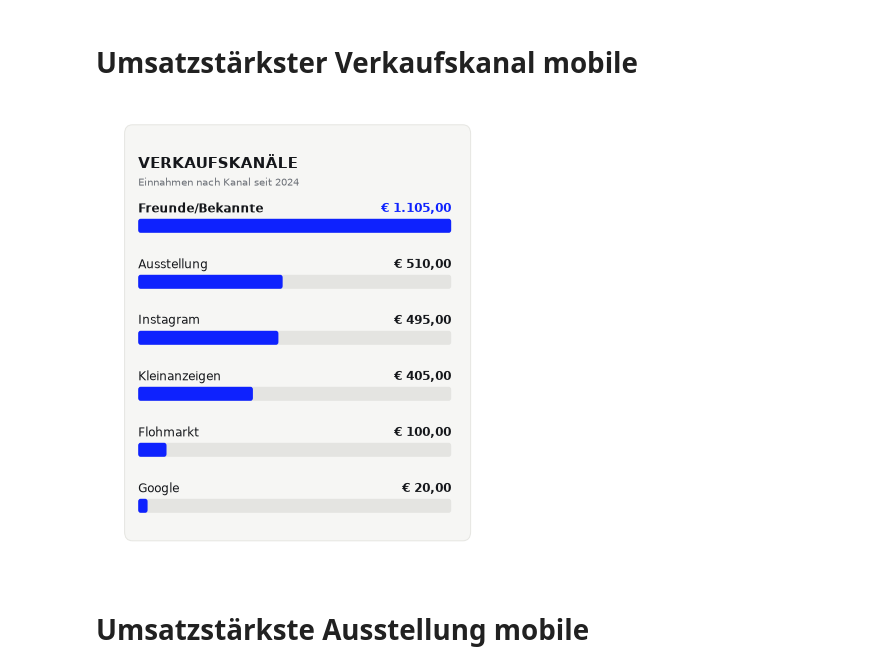
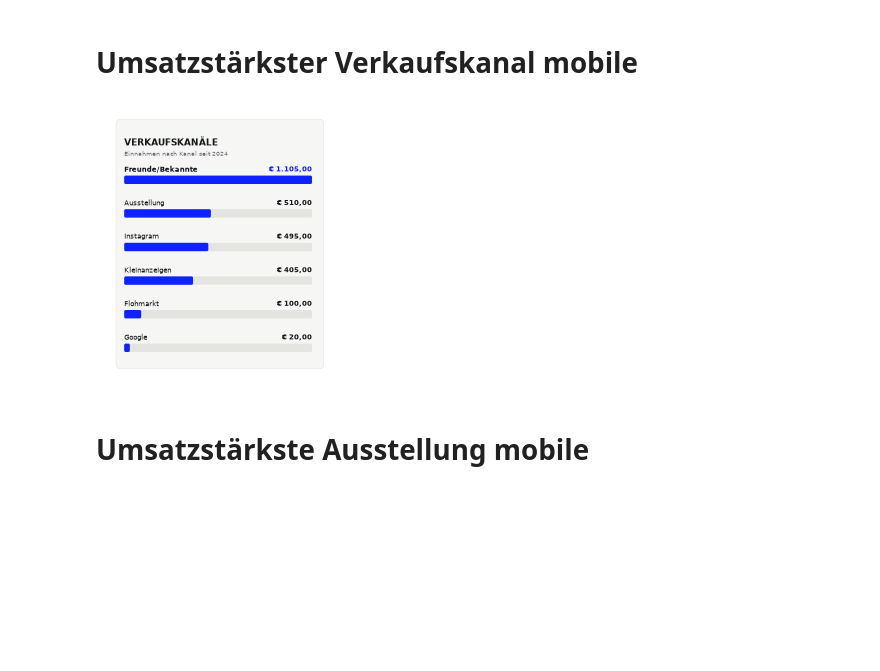
Before and after one commit to artstudio-mayer/Finanzen, a Jupyter notebook: Datenaufbereitung.ipynb, the cells around one changed output. Cells and saved outputs as stored; diff of their text form; code cells hidden in the pictures; blank space fills up the shorter version.

```diff
--- a/Datenaufbereitung.ipynb
+++ b/Datenaufbereitung.ipynb
@@ -578,6 +578,11 @@ save_html(
 # %% [markdown]
 # Umsatzstärkster Verkaufskanal mobile
 # %%
+import matplotlib.pyplot as plt
+from matplotlib.patches import FancyBboxPatch
+from matplotlib.backends.backend_svg import FigureCanvasSVG
+from io import StringIO
+
 # ---------- Farben (identisch zur "Jahresübersicht Mobile") ----------
 FARBE_TEXT     = "#15171B"
 FARBE_GRAU     = "#6B6F76"
@@ -588,8 +593,19 @@ FARBE_KEY_TEXT = "#0E22FE"
 FARBE_LINIE    = "#E4E4E1"
 FARBE_GOLD     = "#C89B3C"
 
+# ---------- Breite anpassen ----------
+# 1.0 = Originalgröße. 0.6 = 40% schmäler (das komplette Widget inkl.
+# Schrift, Abständen und Balken schrumpft proportional mit).
+SKALIERUNG = 0.6
+
+def fs(punkte):
+    """Schriftgröße mit der Skalierung multiplizieren."""
+    return punkte * SKALIERUNG
+
 def euro(x):
     return f"€ {x:,.2f}".replace(",", "X").replace(".", ",").replace("X", ".")
+
+# Finanzen_Tablepress muss bereits in deinem Notebook existieren
 
 # ---------- Daten (unverändert) ----------
 df = Finanzen_Tablepress.copy()
@@ -607,15 +623,17 @@ max_wert = max(werte)
 n = len(kanaele)
 
 # ---------- Layout-Berechnung in Punkt (unabhängig von der Bildhöhe) ----------
-ZEILE_H        = 56     # Höhe je Kanal-Zeile (Label + Balken)
-KOPF_H         = 44     # Platz für Titel im Kartenkopf
-KARTE_PAD      = 18     # Innenabstand oben/unten in der Karte
-SEITEN_RAND    = 15     # Platz oberhalb der Karte
+# Alle Punkt-Werte werden mit SKALIERUNG multipliziert, damit Abstände
+# und Zeilenhöhen im selben Verhältnis schrumpfen wie die Schrift.
+ZEILE_H        = 56 * SKALIERUNG   # Höhe je Kanal-Zeile (Label + Balken)
+KOPF_H         = 44 * SKALIERUNG   # Platz für Titel im Kartenkopf
+KARTE_PAD      = 18 * SKALIERUNG   # Innenabstand oben/unten in der Karte
+SEITEN_RAND    = 15 * SKALIERUNG   # Platz oberhalb der Karte
 
 karten_hoehe_pt = KOPF_H + n * ZEILE_H + 2 * KARTE_PAD
-gesamt_hoehe_pt = SEITEN_RAND + karten_hoehe_pt + 20
+gesamt_hoehe_pt = SEITEN_RAND + karten_hoehe_pt + 20 * SKALIERUNG
 
-FIG_W = 5.4
+FIG_W = 5.4 * SKALIERUNG           # 40% schmäler als das Original (5.4")
 FIG_H = gesamt_hoehe_pt / 72
 
 def pt(p):
@@ -636,57 +654,55 @@ y_karte = top - karten_hoehe
 ax.add_patch(FancyBboxPatch(
     (0.055, y_karte), 0.89, karten_hoehe,
     boxstyle="round,pad=0,rounding_size=0.02",
-    linewidth=1, edgecolor=FARBE_KARTE_R, facecolor=FARBE_KARTE
+    linewidth=1 * SKALIERUNG, edgecolor=FARBE_KARTE_R, facecolor=FARBE_KARTE
 ))
 
 # ---------- Kartenkopf ----------
-kopf_y = top - pt(KARTE_PAD) - pt(20)
-ax.text(0.09, kopf_y, "VERKAUFSKANÄLE", fontsize=15, fontweight="bold", color=FARBE_TEXT, va="center")
-ax.text(0.09, kopf_y - pt(20), "Einnahmen nach Kanal seit 2024", fontsize=10, color=FARBE_GRAU, va="center")
+kopf_y = top - pt(KARTE_PAD) - pt(20 * SKALIERUNG)
+ax.text(0.09, kopf_y, "VERKAUFSKANÄLE", fontsize=fs(15), fontweight="bold", color=FARBE_TEXT, va="center")
+ax.text(0.09, kopf_y - pt(20 * SKALIERUNG), "Einnahmen nach Kanal seit 2024", fontsize=fs(10), color=FARBE_GRAU, va="center")
 
 # ---------- Balken-Zeilen ----------
 BALKEN_X0 = 0.09
 BALKEN_X1 = 0.895
 BALKEN_BREITE_MAX = BALKEN_X1 - BALKEN_X0
-BALKEN_HOEHE = pt(14)
+BALKEN_HOEHE = pt(14 * SKALIERUNG)
 
-aktuelle_y = kopf_y - pt(46)
+aktuelle_y = kopf_y - pt(46 * SKALIERUNG)
 for i, (kanal, wert) in enumerate(zip(kanaele, werte)):
     zeile_top = aktuelle_y
 
     ist_top = (i == 0)
     label_farbe = FARBE_KEY_TEXT if ist_top else FARBE_TEXT
 
     # Kanalname + Wert
-    ax.text(BALKEN_X0, zeile_top, kanal, fontsize=11.5, fontweight="bold" if ist_top else "normal",
+    ax.text(BALKEN_X0, zeile_top, kanal, fontsize=fs(11.5), fontweight="bold" if ist_top else "normal",
             color=FARBE_TEXT, va="center")
-    if ist_top:
-        ax.text(BALKEN_X0 + 0.02 + 0.017 * len(kanal), zeile_top, "", fontsize=10.5,
-                color=FARBE_GOLD, va="center")
-    ax.text(BALKEN_X1, zeile_top, euro(wert), fontsize=11.5, fontweight="bold",
+    ax.text(BALKEN_X1, zeile_top, euro(wert), fontsize=fs(11.5), fontweight="bold",
             color=label_farbe, va="center", ha="right")
 
     # Balken-Track (Hintergrund)
-    balken_y = zeile_top - pt(24)
+    balken_y = zeile_top - pt(24 * SKALIERUNG)
     ax.add_patch(FancyBboxPatch(
         (BALKEN_X0, balken_y), BALKEN_BREITE_MAX, BALKEN_HOEHE,
         boxstyle="round,pad=0,rounding_size=0.006",
         linewidth=0, facecolor=FARBE_LINIE
     ))
     # Gefüllter Balken (Anteil am Maximum)
     anteil = max(wert / max_wert, 0.03)
     ax.add_patch(FancyBboxPatch(
         (BALKEN_X0, balken_y), BALKEN_BREITE_MAX * anteil, BALKEN_HOEHE,
         boxstyle="round,pad=0,rounding_size=0.006",
         linewidth=0, facecolor=FARBE_KEY_TEXT if ist_top else "#0E22FE"
     ))
 
     aktuelle_y -= pt(ZEILE_H)
 
-svg = StringIO()
-FigureCanvasSVG(fig_Umsatzstärkster_Verkaufskanal_mobile).print_svg(svg)
+#svg = StringIO()
+#FigureCanvasSVG(fig_Umsatzstärkster_Verkaufskanal_mobile).print_svg(svg)
+plt.show()
 # %% [output]
-[figure, old version]
+[figure, new version]
 # %%
 save_html(
     fig_Umsatzstärkster_Verkaufskanal_mobile,
```
Also changed, not shown: parts of 1 cell of this notebook, 11 other files.
